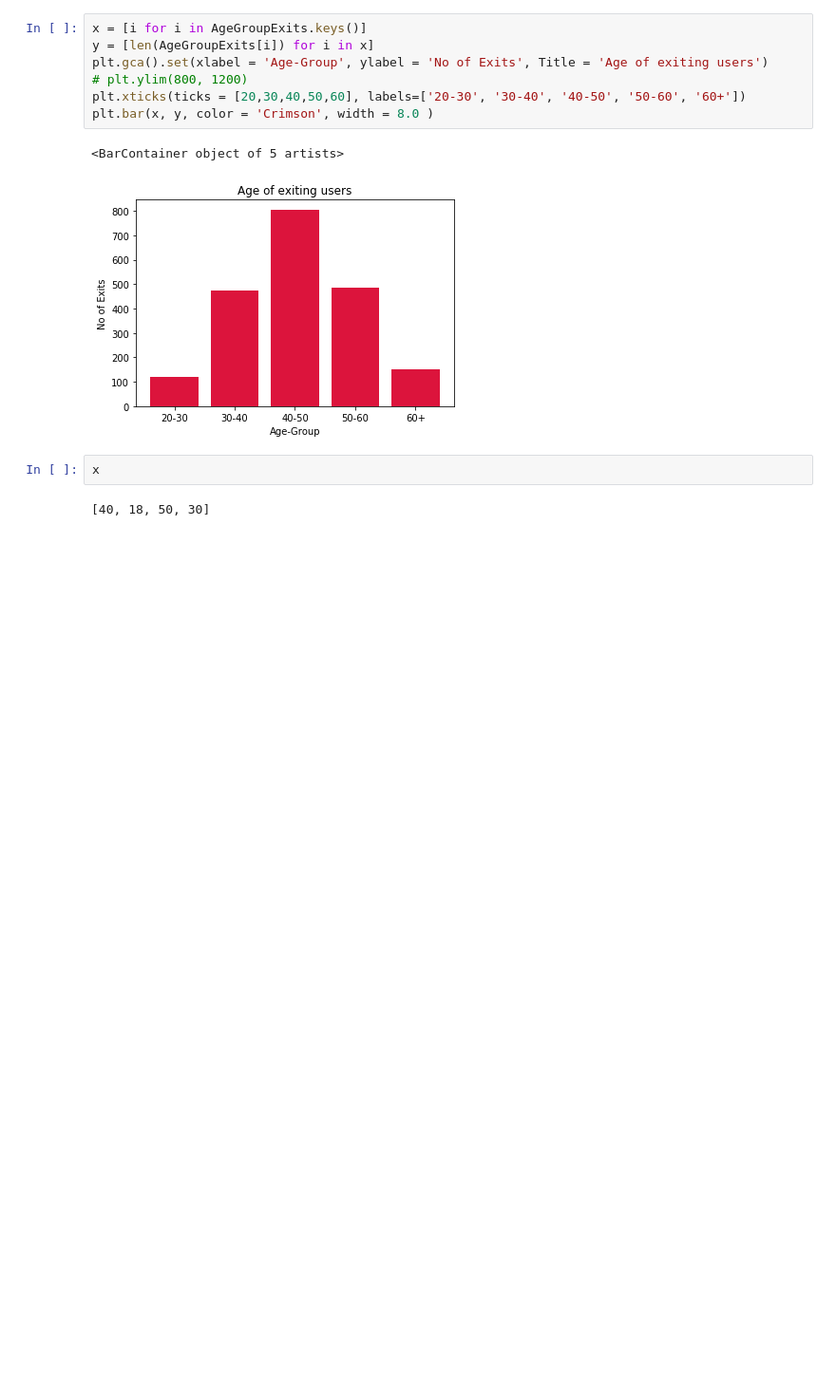
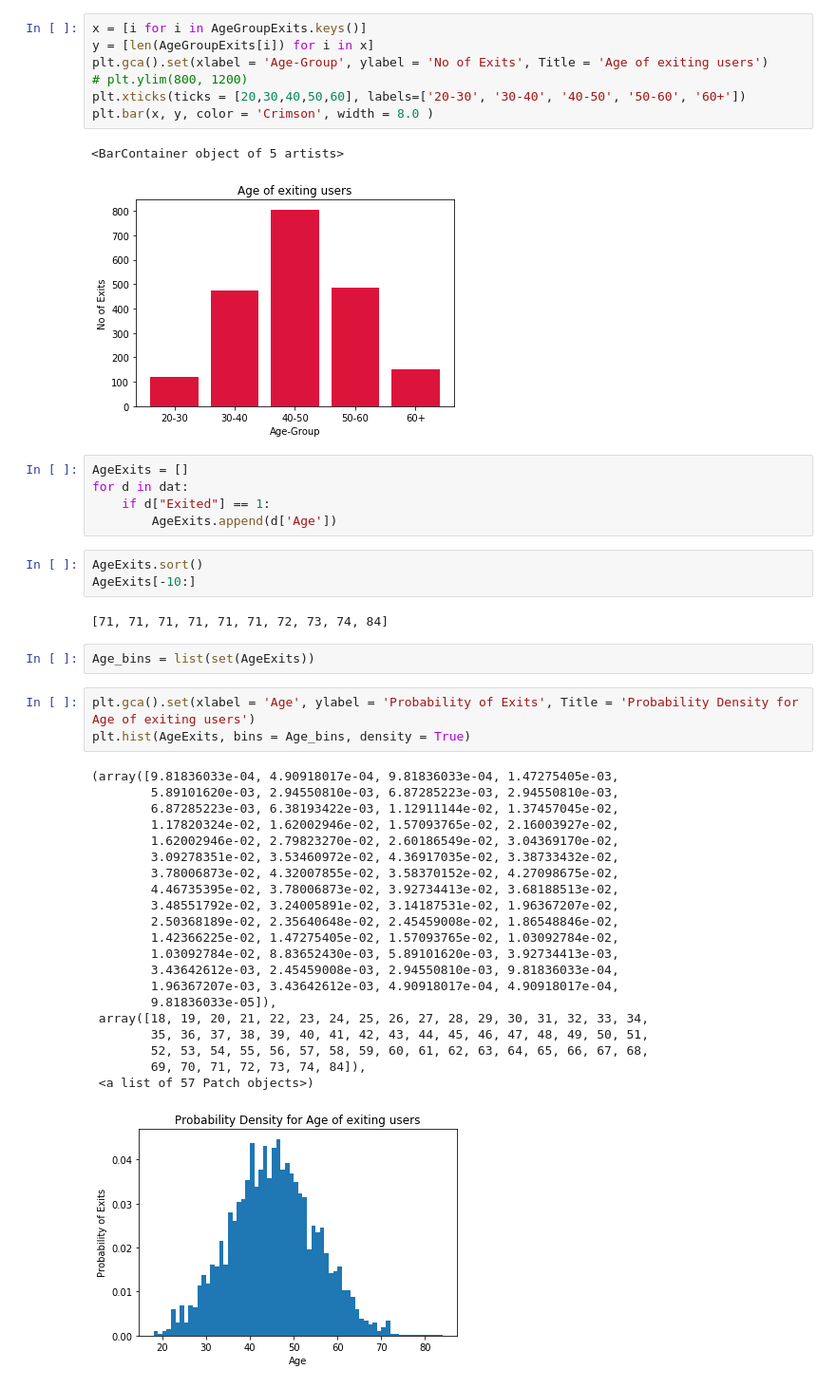
Before and after one commit to pratik-1999/Churn_Model, a Jupyter notebook: Geo_demographic_data_analysis.ipynb, the cells around one changed output. Shown at 95% size. Cells and saved outputs as stored; diff of their text form; blank space fills up the shorter version.

```diff
--- a/Geo_demographic_data_analysis.ipynb
+++ b/Geo_demographic_data_analysis.ipynb
@@ -183,7 +183,40 @@ plt.bar(x, y, color = 'Crimson', width = 8.0 )
 # %% [output]
 <BarContainer object of 5 artists>
 [figure]
-# %%
-x
-# %% [output]
-[40, 18, 50, 30]
+# %%
+AgeExits = []
+for d in dat:
+    if d["Exited"] == 1:
+        AgeExits.append(d['Age'])
+# %%
+AgeExits.sort()
+AgeExits[-10:]
+# %% [output]
+[71, 71, 71, 71, 71, 71, 72, 73, 74, 84]
+# %%
+Age_bins = list(set(AgeExits))
+# %%
+plt.gca().set(xlabel = 'Age', ylabel = 'Probability of Exits', Title = 'Probability Density for Age of exiting users')
+plt.hist(AgeExits, bins = Age_bins, density = True)
+# %% [output]
+(array([9.81836033e-04, 4.90918017e-04, 9.81836033e-04, 1.47275405e-03,
+        5.89101620e-03, 2.94550810e-03, 6.87285223e-03, 2.94550810e-03,
+        6.87285223e-03, 6.38193422e-03, 1.12911144e-02, 1.37457045e-02,
+        1.17820324e-02, 1.62002946e-02, 1.57093765e-02, 2.16003927e-02,
+        1.62002946e-02, 2.79823270e-02, 2.60186549e-02, 3.04369170e-02,
+        3.09278351e-02, 3.53460972e-02, 4.36917035e-02, 3.38733432e-02,
+        3.78006873e-02, 4.32007855e-02, 3.58370152e-02, 4.27098675e-02,
+        4.46735395e-02, 3.78006873e-02, 3.92734413e-02, 3.68188513e-02,
+        3.48551792e-02, 3.24005891e-02, 3.14187531e-02, 1.96367207e-02,
+        2.50368189e-02, 2.35640648e-02, 2.45459008e-02, 1.86548846e-02,
+        1.42366225e-02, 1.47275405e-02, 1.57093765e-02, 1.03092784e-02,
+        1.03092784e-02, 8.83652430e-03, 5.89101620e-03, 3.92734413e-03,
+        3.43642612e-03, 2.45459008e-03, 2.94550810e-03, 9.81836033e-04,
+        1.96367207e-03, 3.43642612e-03, 4.90918017e-04, 4.90918017e-04,
+        9.81836033e-05]),
+ array([18, 19, 20, 21, 22, 23, 24, 25, 26, 27, 28, 29, 30, 31, 32, 33, 34,
+        35, 36, 37, 38, 39, 40, 41, 42, 43, 44, 45, 46, 47, 48, 49, 50, 51,
+        52, 53, 54, 55, 56, 57, 58, 59, 60, 61, 62, 63, 64, 65, 66, 67, 68,
+        69, 70, 71, 72, 73, 74, 84]),
+ <a list of 57 Patch objects>)
+[figure, added]
```
Also changed, not shown: parts of 1 cell of this notebook.
